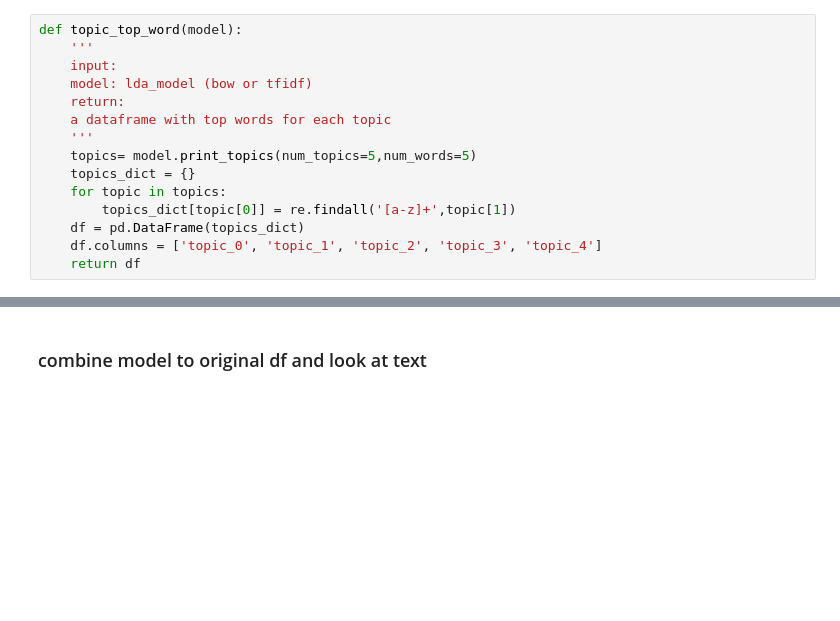
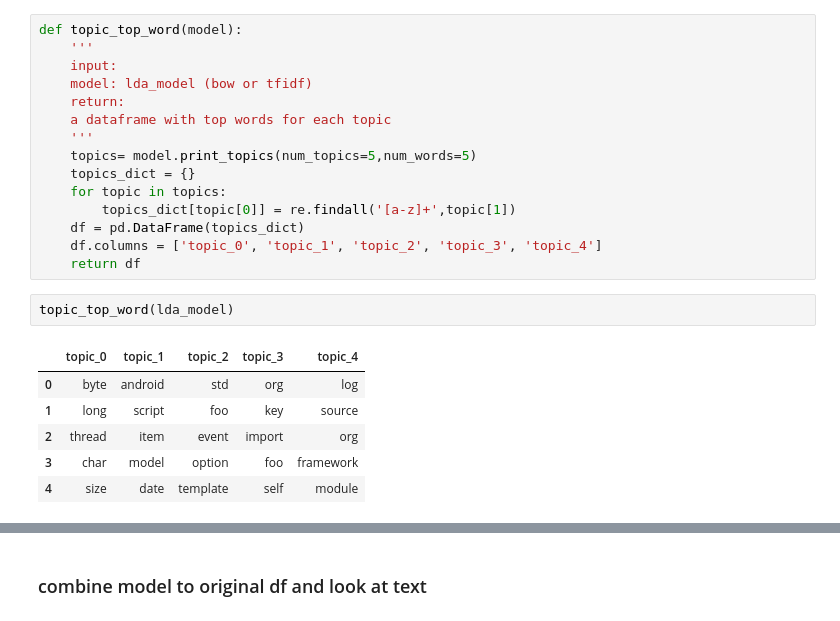
Before and after one commit to QED0711/stack_overflow_nlp, a Jupyter notebook: notebooks/Topic_Clustering.ipynb, the cells around one changed output, grey strips where cells are left out. Drawn from its saved outputs; the diff is of its cells as text; blank space fills up the shorter version.

Commit message:
Print text for each cluster topic

```diff
--- a/notebooks/Topic_Clustering.ipynb
+++ b/notebooks/Topic_Clustering.ipynb
@@ -56,3 +53,12 @@ def topic_top_word(model):
     df = pd.DataFrame(topics_dict)
     df.columns = ['topic_0', 'topic_1', 'topic_2', 'topic_3', 'topic_4']
     return df
+# %%
+topic_top_word(lda_model)
+# %% [output]
+|  | topic_0 | topic_1 | topic_2 | topic_3 | topic_4 |
+| 0 | byte | android | std | org | log |
+| 1 | long | script | foo | key | source |
+| 2 | thread | item | event | import | org |
+| 3 | char | model | option | foo | framework |
+| 4 | size | date | template | self | module |
```
Also changed, not shown: parts of 24 cells of this notebook.
